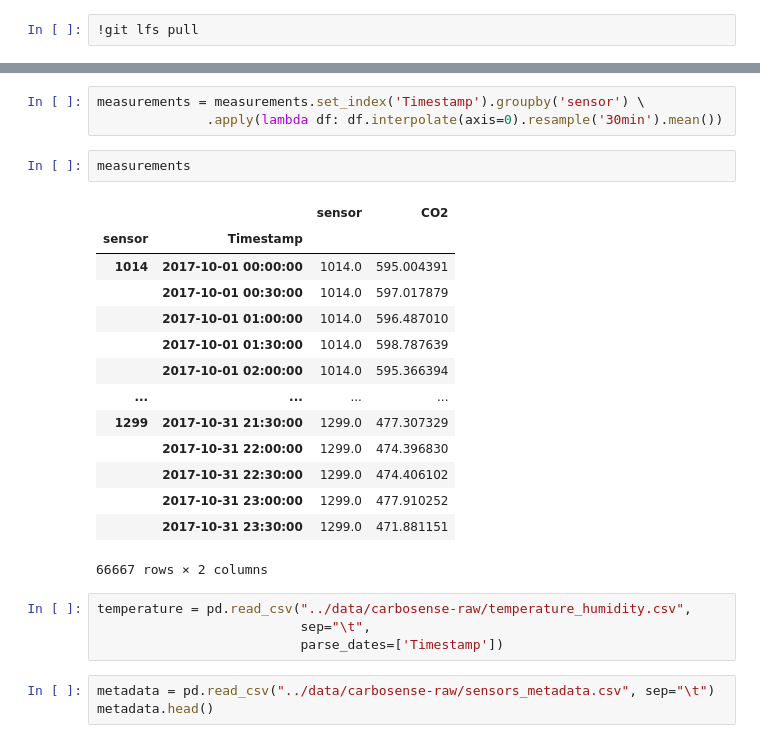
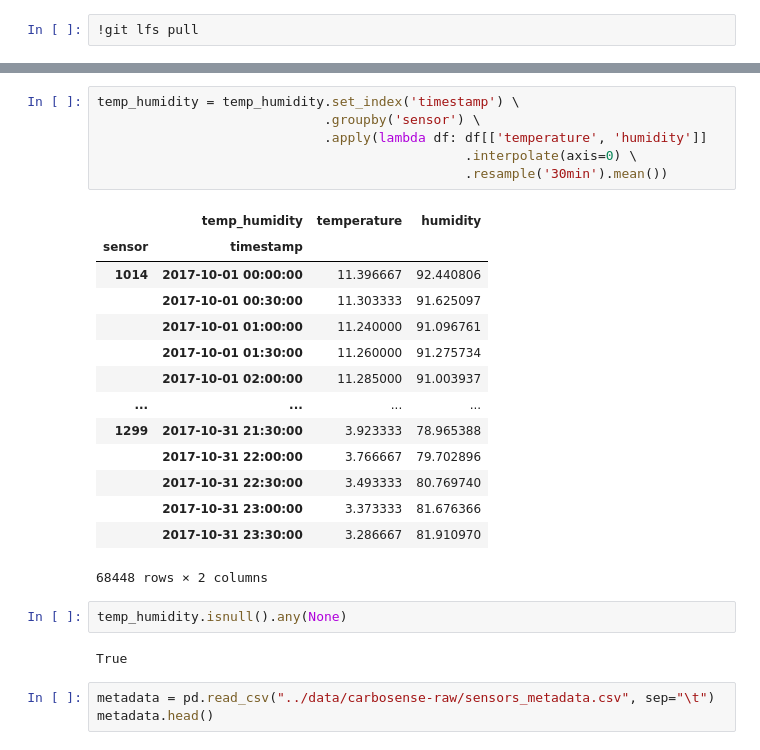
Before and after one commit to ayman-mezghani/dslab-hw1-Data_Science_with_CO2, a Jupyter notebook: notebooks/DSLab-homework1.ipynb, the cells around one changed output, grey strips where cells are left out. Saved outputs shown, nothing was run; the diff lists cells and outputs as text.

```diff
--- a/notebooks/DSLab-homework1.ipynb
+++ b/notebooks/DSLab-homework1.ipynb
@@ -130,27 +191,28 @@ measurements
 # %%
-measurements = measurements.set_index('Timestamp').groupby('sensor') \
-              .apply(lambda df: df.interpolate(axis=0).resample('30min').mean())
+temp_humidity = temp_humidity.set_index('timestamp') \
+                             .groupby('sensor') \
+                             .apply(lambda df: df[['temperature', 'humidity']]
+                                               .interpolate(axis=0) \
+                                               .resample('30min').mean())
+# %% [output]
+|  | temp_humidity | temperature | humidity |
+| sensor | timestamp |  |  |
+| 1014 | 2017-10-01 00:00:00 | 11.396667 | 92.440806 |
+|  | 2017-10-01 00:30:00 | 11.303333 | 91.625097 |
+|  | 2017-10-01 01:00:00 | 11.240000 | 91.096761 |
+|  | 2017-10-01 01:30:00 | 11.260000 | 91.275734 |
+|  | 2017-10-01 02:00:00 | 11.285000 | 91.003937 |
+| ... | ... | ... | ... |
+| 1299 | 2017-10-31 21:30:00 | 3.923333 | 78.965388 |
+|  | 2017-10-31 22:00:00 | 3.766667 | 79.702896 |
+|  | 2017-10-31 22:30:00 | 3.493333 | 80.769740 |
+|  | 2017-10-31 23:00:00 | 3.373333 | 81.676366 |
+|  | 2017-10-31 23:30:00 | 3.286667 | 81.910970 |
+68448 rows × 2 columns
-# %%
-measurements
-# %% [output]
-|  |  | sensor | CO2 |
-| sensor | Timestamp |  |  |
-| 1014 | 2017-10-01 00:00:00 | 1014.0 | 595.004391 |
-|  | 2017-10-01 00:30:00 | 1014.0 | 597.017879 |
-|  | 2017-10-01 01:00:00 | 1014.0 | 596.487010 |
-|  | 2017-10-01 01:30:00 | 1014.0 | 598.787639 |
-|  | 2017-10-01 02:00:00 | 1014.0 | 595.366394 |
-| ... | ... | ... | ... |
-| 1299 | 2017-10-31 21:30:00 | 1299.0 | 477.307329 |
-|  | 2017-10-31 22:00:00 | 1299.0 | 474.396830 |
-|  | 2017-10-31 22:30:00 | 1299.0 | 474.406102 |
-|  | 2017-10-31 23:00:00 | 1299.0 | 477.910252 |
-|  | 2017-10-31 23:30:00 | 1299.0 | 471.881151 |
-66667 rows × 2 columns
-# %%
-temperature = pd.read_csv("../data/carbosense-raw/temperature_humidity.csv",
-                          sep="\t",
-                          parse_dates=['Timestamp'])
+# %%
+temp_humidity.isnull().any(None)
+# %% [output]
+True
 # %%
 metadata = pd.read_csv("../data/carbosense-raw/sensors_metadata.csv", sep="\t")
 metadata.head()
```
Also changed, not shown: parts of 30 cells of this notebook.
